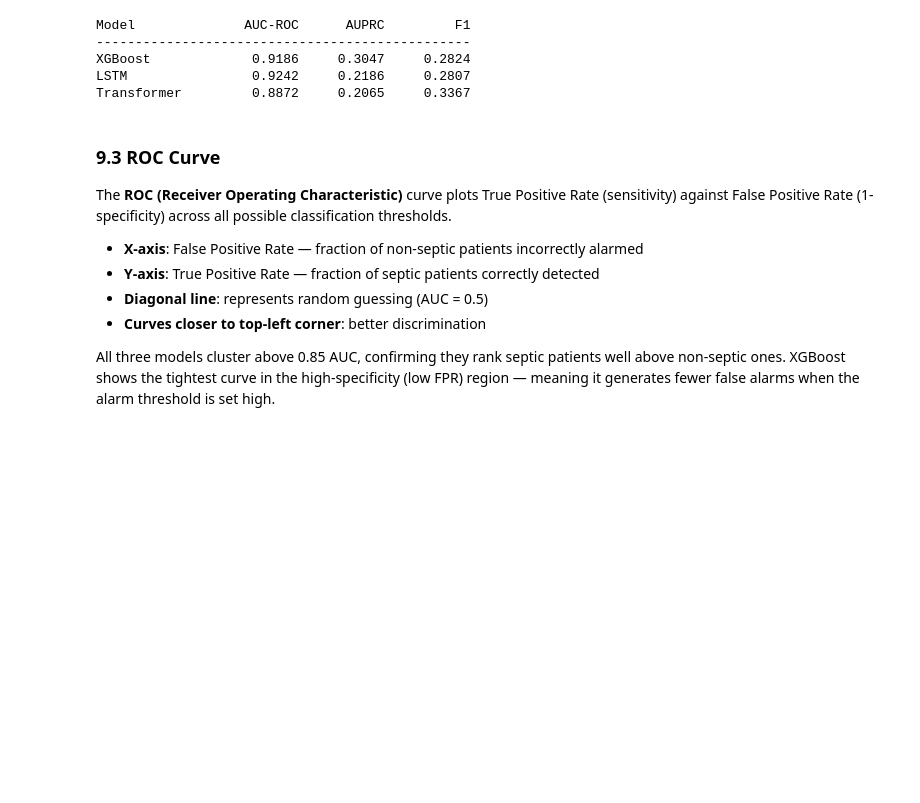
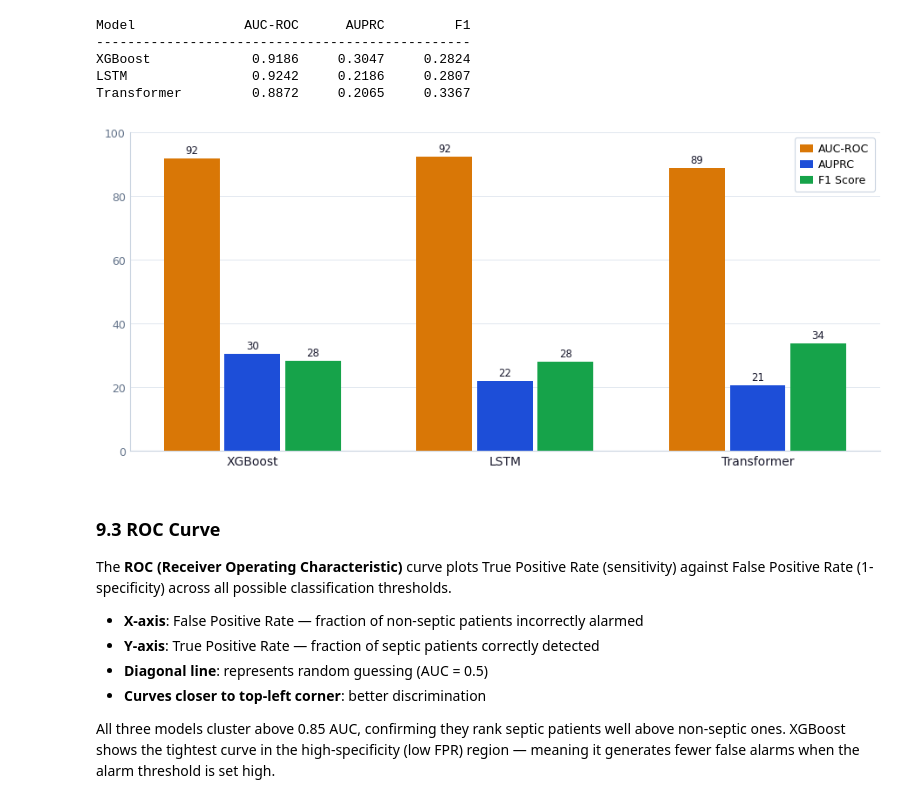
Before and after one commit to sritama/ai-in-healthcare, a Jupyter notebook: mimic_ml_dl_sepsis_prediction/mimic_sepsis_prediction_submission.ipynb, the cells around one changed output. Saved outputs shown, nothing was run; the diff lists cells and outputs as text; code cells hidden in the pictures; blank space fills up the shorter version.

```diff
--- a/mimic_ml_dl_sepsis_prediction/mimic_sepsis_prediction_submission.ipynb
+++ b/mimic_ml_dl_sepsis_prediction/mimic_sepsis_prediction_submission.ipynb
@@ -1165,6 +1164,8 @@ criterion = HybridLoss(alpha=0.4)  # 40% focal, 60% BCE
 # - lr=0.00015: deliberately low to prevent loss oscillation in RNNs
 #   A higher LR (0.001) caused the LSTM loss to spike erratically
 optimizer = torch.optim.Adam(model.parameters(), lr=0.00015)
+
+lstm_losses = []
 
 # ── Training Loop ─────────────────────────────────────────────────────────
 for epoch in range(35):     # 35 epochs: sufficient for convergence on this dataset
@@ -1196,6 +1197,7 @@ for epoch in range(35):     # 35 epochs: sufficient for convergence on this data
         optimizer.step()    # Update model weights
         total_loss += loss.item()
 
+    lstm_losses.append(total_loss)
     print(f"Epoch {epoch+1:02d}/35 | Loss: {total_loss:.4f}")
 # %% [output]
 Epoch 01/35 | Loss: 6.5545
@@ -1356,6 +1358,7 @@ criterion = HybridLoss(alpha=0.4)
 # Same Adam LR — low lr chosen to prevent the oscillation seen at higher lr (0.001)
 optimizer = torch.optim.Adam(model_t.parameters(), lr=0.00015)
 
+trans_losses = []
 for epoch in range(35):
     model_t.train()
     total_loss = 0
@@ -1376,7 +1379,7 @@ for epoch in range(35):
 
         optimizer.step()
         total_loss += loss.item()
-
+    trans_losses.append(total_loss)
     print(f"[Transformer] Epoch {epoch+1:02d}/35 | Loss: {total_loss:.4f}")
 # %% [output]
 [Transformer] Epoch 01/35 | Loss: 3.9410
@@ -1488,6 +1491,81 @@ Model              AUC-ROC      AUPRC         F1
 XGBoost             0.9186     0.3047     0.2824
 LSTM                0.9242     0.2186     0.2807
 Transformer         0.8872     0.2065     0.3367
+# %%
+# ── Scale metric values ×100 so bars display as readable integers ──────────
+models     = ['XGBoost', 'LSTM', 'Transformer']
+auc_vals   = [ml_metrics[0]*100, dl_metrics[0]*100, trans_metrics[0]*100]
+auprc_vals = [ml_metrics[1]*100, dl_metrics[1]*100, trans_metrics[1]*100]
+f1_vals    = [ml_metrics[2]*100, dl_metrics[2]*100, trans_metrics[2]*100]
+
+
+ORANGE = "#D97706"   # AUC-ROC
+BLUE   = "#1D4ED8"   # AUPRC
+GREEN  = "#16A34A"   # F1 Score
+
+x     = np.arange(len(models))   # group positions [0, 1, 2]
+width = 0.22                      # width of each individual bar
+gap   = 0.02                      # gap between bars within a group
+
+fig, ax = plt.subplots(figsize=(9, 4))
+fig.patch.set_facecolor("white")
+ax.set_facecolor("white")
+
+# ── Draw three sets of bars ───────────────────────────────────────────────
+bars_auc   = ax.bar(x - width - gap, auc_vals,   width, color=ORANGE, label='AUC-ROC',  zorder=3)
+bars_auprc = ax.bar(x,               auprc_vals, width, color=BLUE,   label='AUPRC',    zorder=3)
+bars_f1    = ax.bar(x + width + gap, f1_vals,    width, color=GREEN,  label='F1 Score', zorder=3)
+
+# ── Data labels on top of every bar ──────────────────────────────────────
+for bars in [bars_auc, bars_auprc, bars_f1]:
+    for bar in bars:
+        height = bar.get_height()
+        ax.text(
+            bar.get_x() + bar.get_width() / 2,
+            height + 0.8,
+            str(round(height)),
+            ha='center', va='bottom',
+            fontsize=8.5, color="#1A1A2E"
+        )
+
+# ── Axes limits and ticks ─────────────────────────────────────────────────
+ax.set_ylim(0, 100)
+ax.set_yticks([0, 20, 40, 60, 80, 100])
+ax.tick_params(axis='y', labelsize=9, labelcolor="#64748B", length=0)
+ax.set_xticks(x)
+ax.set_xticklabels(models, fontsize=10, color="#1A1A2E")
+ax.tick_params(axis='x', length=0)
+
+# ── Grid: horizontal only, light grey ────────────────────────────────────
+ax.yaxis.grid(True, color="#E2E8F0", linewidth=0.7, zorder=0)
+ax.xaxis.grid(False)
+ax.set_axisbelow(True)
+
+# ── Spines ────────────────────────────────────────────────────────────────
+for spine in ['top', 'right']:
+    ax.spines[spine].set_visible(False)
+for spine in ['left', 'bottom']:
+    ax.spines[spine].set_color("#CBD5E1")
+    ax.spines[spine].set_linewidth(0.8)
+
+ax.set_xlabel("")
+ax.set_ylabel("")
+
+# ── Legend ────────────────────────────────────────────────────────────────
+ax.legend(
+    loc='upper right', fontsize=9,
+    frameon=True, framealpha=1.0,
+    edgecolor="#CBD5E1", facecolor="white",
+    borderpad=0.5, labelspacing=0.4,
+    handlelength=1.2, handletextpad=0.5,
+).get_frame().set_linewidth(0.8)
+
+plt.tight_layout(pad=0.4)
+plt.savefig("images/model_performance_bar.png", dpi=300,
+            bbox_inches="tight", facecolor="white")
+plt.show()
+# %% [output]
+[figure, added]
 # %% [markdown]
 ### 9.3 ROC Curve
 
```
Also changed, not shown: parts of 5 cells of this notebook, 4 other files.
